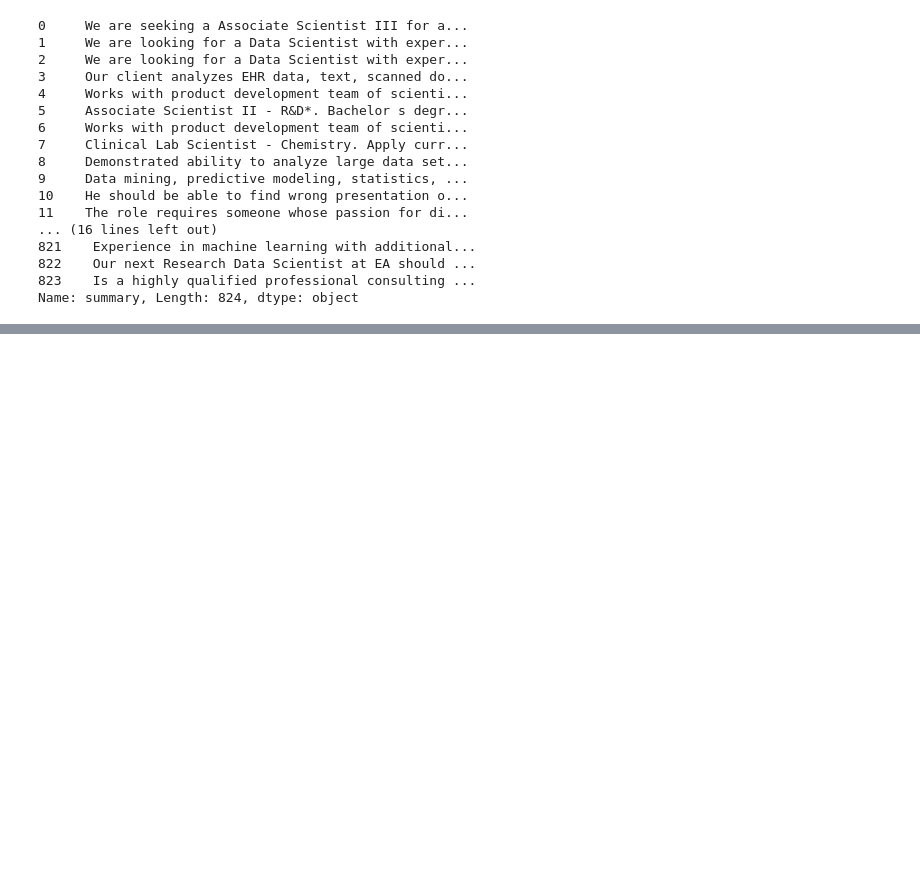
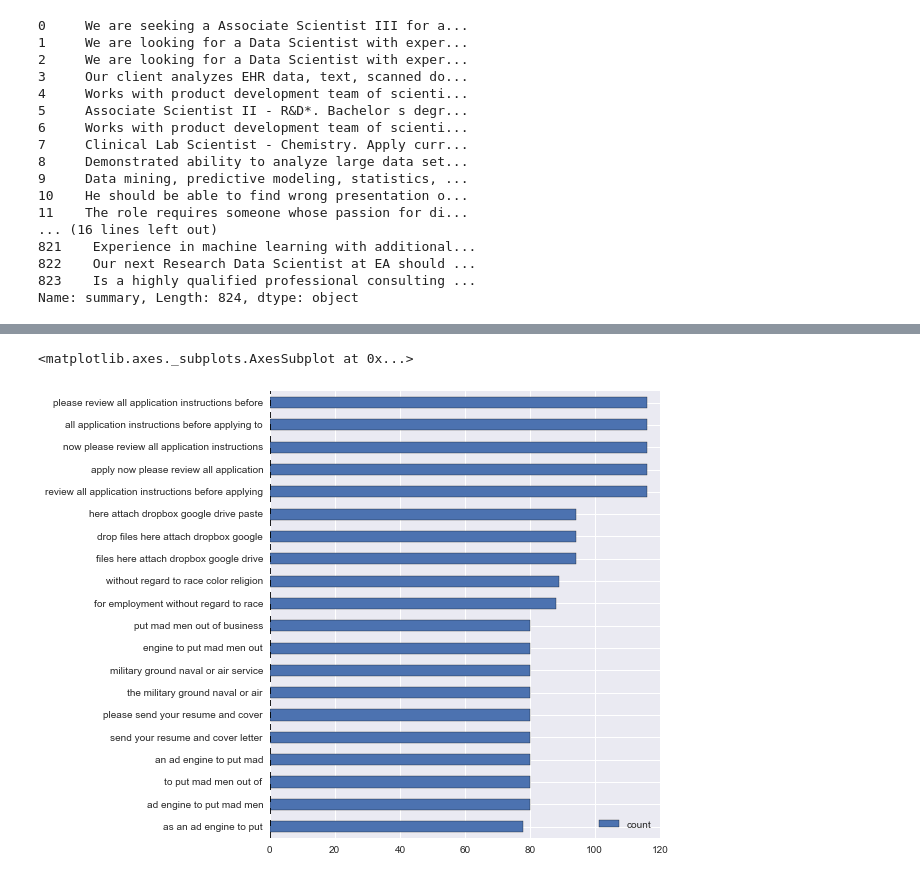
Before and after one commit to duaaelzeney/livecoding.tv, a Jupyter notebook: notebooks/Indeed Analysis.ipynb, the cells around one changed output, grey strips where cells are left out. Drawn from its saved outputs; the diff is of its cells as text; code cells hidden in the pictures; blank space fills up the shorter version.

Commit message:
Updates to latest text mining projects

```diff
--- a/notebooks/Indeed Analysis.ipynb
+++ b/notebooks/Indeed Analysis.ipynb
@@ -87,0 +196,5 @@ counts_df[counts_df['count'] > 5].sort('count', ascending=False).head(20).sort('
+# %%
+counts_text_df[counts_text_df['count'] > 5].sort('count', ascending=False).head(20).sort('count').plot(kind='barh', figsize=(7,8))
+# %% [output]
+<matplotlib.axes._subplots.AxesSubplot at 0x...>
+[figure, added]
```
Also changed, not shown: parts of 31 cells of this notebook, 7 other files.
